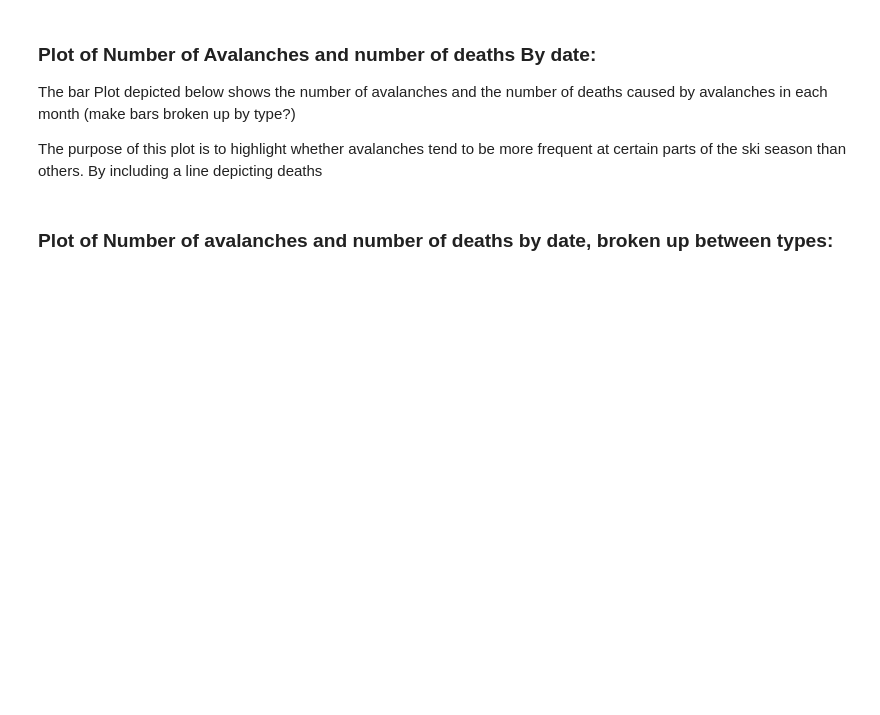
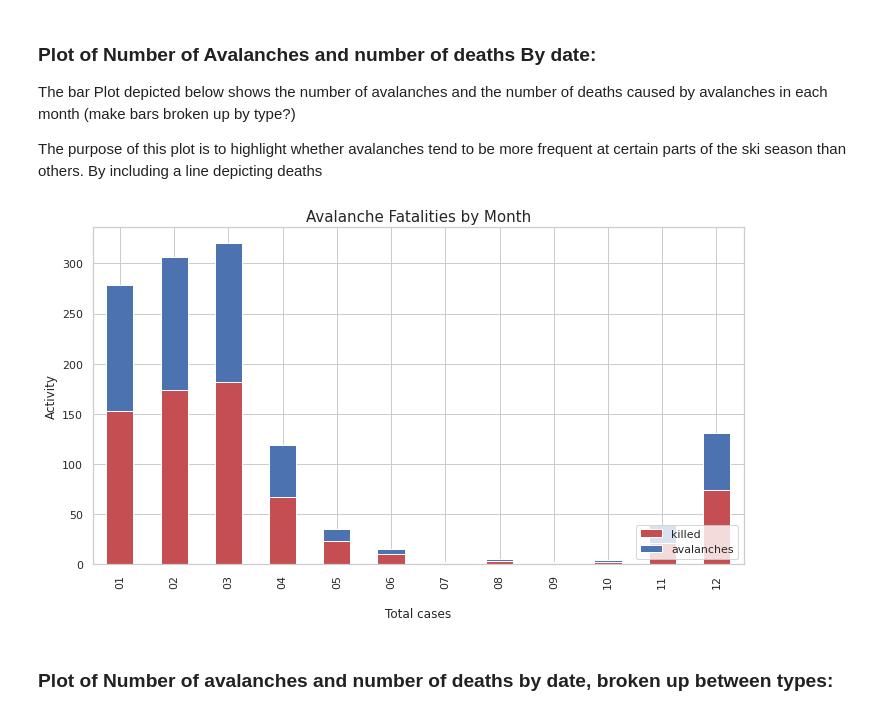
Before and after one commit to omertahi/avalanche_accidents, a Jupyter notebook: Project.ipynb, the cells around one changed output. Cells and saved outputs as stored; diff of their text form; code cells hidden in the pictures; blank space fills up the shorter version.

```diff
--- a/Project.ipynb
+++ b/Project.ipynb
@@ -365,22 +362,32 @@ with pd.option_context('display.max_rows', None, 'display.max_columns', None):
 df1 = (ca_incidents
        .copy()
        .assign(country = np.repeat("Canada", len(ca_incidents), axis=0))
-       .iloc[:,[0,1,2,3,5,6,7,9,15]]
-      )
+       .iloc[:,[0,1,2,3,5,6,7,9,15]])
 df2 = (us_incidents
        .copy()
        .assign(country = np.repeat("United States", len(us_incidents), axis=0))
-       .iloc[:,[0,1,2,3,5,6,7,9,15]]
-      )
+       .iloc[:,[0,1,2,3,5,6,7,9,15]])
 df3 = (eu_incidents
        .copy()
-       .drop(columns = ['incident comment'])
-      )
+       .drop(columns = ['incident comment']))
+
 accidents = (pd.concat([df1, df2, df3])
         .reset_index()
         .drop(columns = ['index'])
-       )
+        .dropna(subset = ['date']))
 
-accidents[["year", "month", "day"]] = accidents["date"].str.split("-", expand = True)
-accidents.head()
+def date_to_month(s):
+    """
+    This function is used to conver the month column from numbers
+    to strings giving each month its respective name.
+    """
+    calendar.month_name[int(s)]
+
+# accidents['date'] = accidents['date'].str.strip()
+# accidents.dropna(subset = ['date'], inplace = True)
+# accidents[["year", "month", "day"]] = accidents["date"].str.split("-", expand = True)
+# accidents["month"] = accidents["month"].apply(date_to_month)
+
+with pd.option_context('display.max_rows', None):
+    display(accidents.date)
 # %% [output]
@@ -433,7 +434,20 @@ The bar Plot depicted below shows the number of avalanches and the number of dea
 
 The purpose of this plot is to highlight whether avalanches tend to be more frequent at certain parts of the ski season than others. By including a line depicting deaths
 # %%
-accidents.groupby(['month'])['killed'].sum().to_frame()
+dat = (accidents.groupby('month')
+        .agg({'killed':'sum', 'month':'size'})
+        .rename(columns={'month':'avalanches'}))
+
+fig, ax = plt.subplots(figsize=(10,6))
+dat.plot.bar(ax=ax, stacked=True, color=['r', 'b'])
+plt.xlabel("\nTotal cases")
+plt.ylabel("Activity")
+plt.title("Avalanche Fatalities by Month", fontsize=15)
+plt.legend(loc='lower right')
+plt.tight_layout()
+plt.show()
+# %% [output]
+[figure, added]
 # %% [markdown]
 ### Plot of Number of avalanches and number of deaths by date, broken up between types:
 # %% [markdown]
```
Also changed, not shown: parts of 6 cells of this notebook.
